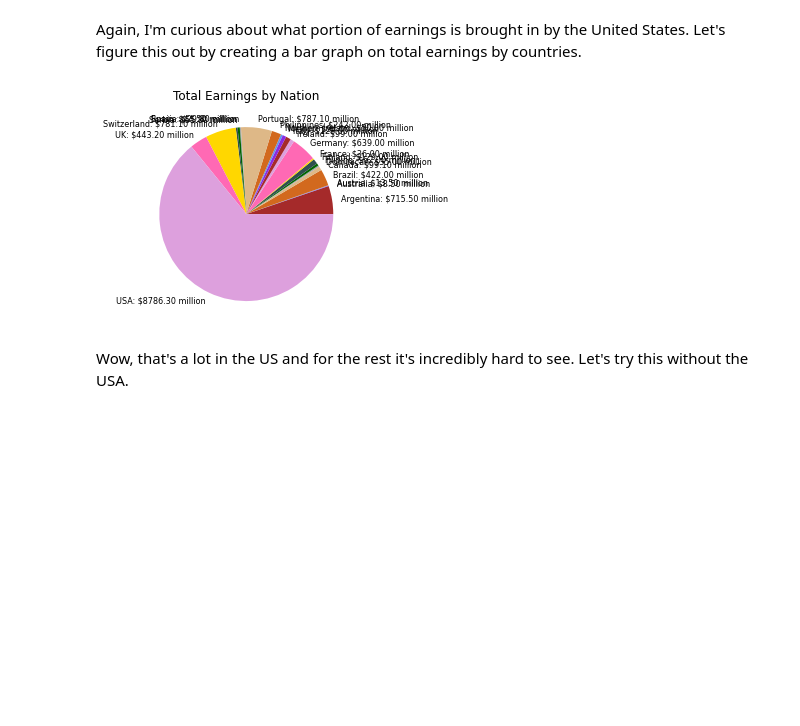
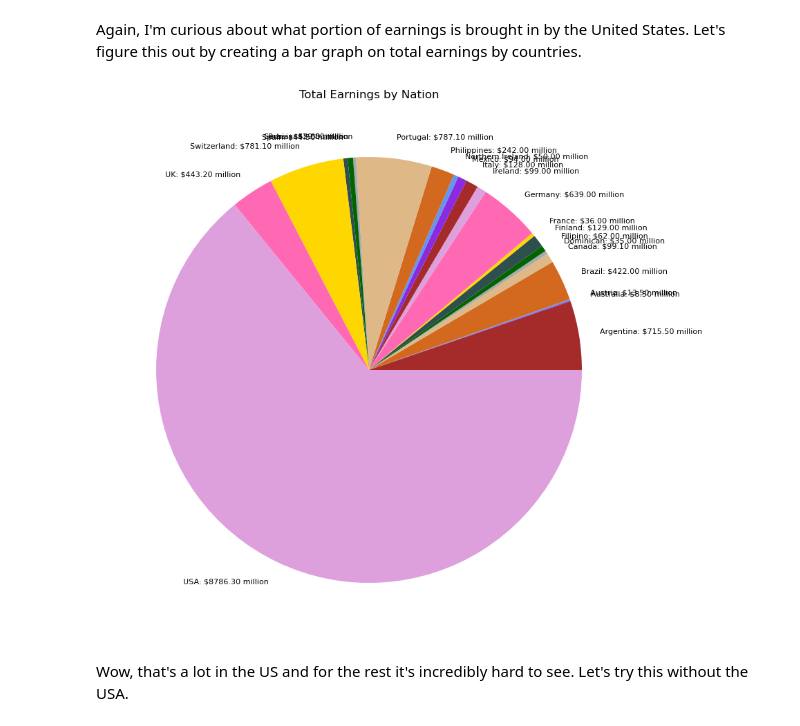
Before and after one commit to zoeshenrw/databootcamp-midterm, a Jupyter notebook: Master_File_v2.1 (3).ipynb, the cells around one changed output. Cells and saved outputs as stored; diff of their text form; code cells hidden in the pictures; blank space fills up the shorter version.

```diff
--- a/Master_File_v2.1 (3).ipynb
+++ b/Master_File_v2.1 (3).ipynb
@@ -780,25 +759,26 @@ Wow, that's fascinating for a few reasons. First of all, the US is very shifty,
 # %% [markdown]
 Again, I'm curious about what portion of earnings is brought in by the United States. Let's figure this out by creating a bar graph on total earnings by countries.
 # %%
+fig1, ax1 = plt.subplots(figsize=(10, 10))
 colors = ["#A52A2A", "#8A2BE2", "#6495ED", "#D2691E", "#DEB887",
           "#A9A9A9", "#006400", "#2F4F4F", "#FFD700", "#FF69B4", "#DDA0DD"]
 
 country_density = df.groupby('nationality')['earnings'].sum()
 cydy_df = country_density.reset_index()
 # udps_df = udps_df.rename(columns={'nationality': 'sum_american'})
 cydy_df
 
 
 labels = [f"{country}: ${earnings:.2f} million"
           for country, earnings in zip(cydy_df["nationality"],
                                     cydy_df["earnings"])]
 
 plt.pie(cydy_df['earnings'], labels=labels,
        colors=colors, textprops={"fontsize": 8})
 plt.title("Total Earnings by Nation")
 plt.show()
 # %% [output]
-[figure, old version]
+[figure, new version]
 # %% [markdown]
 Wow, that's a lot in the US and for the rest it's incredibly hard to see. Let's try this without the USA.
 # %%
```
Also changed, not shown: parts of 60 cells of this notebook.
